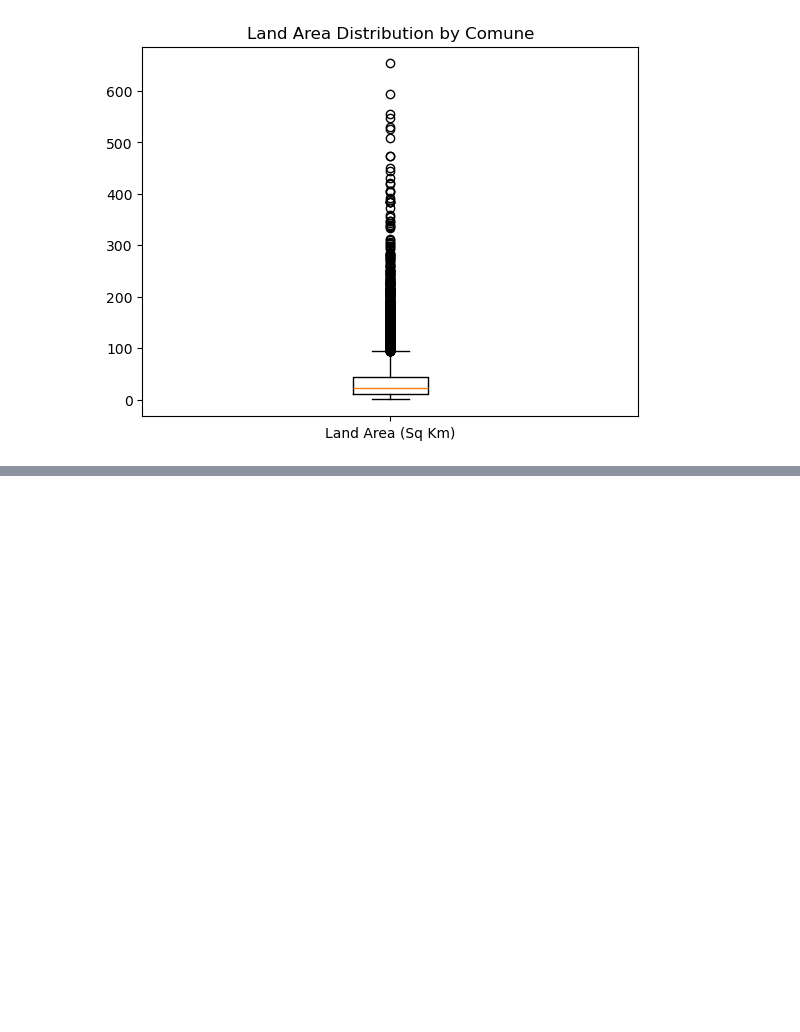
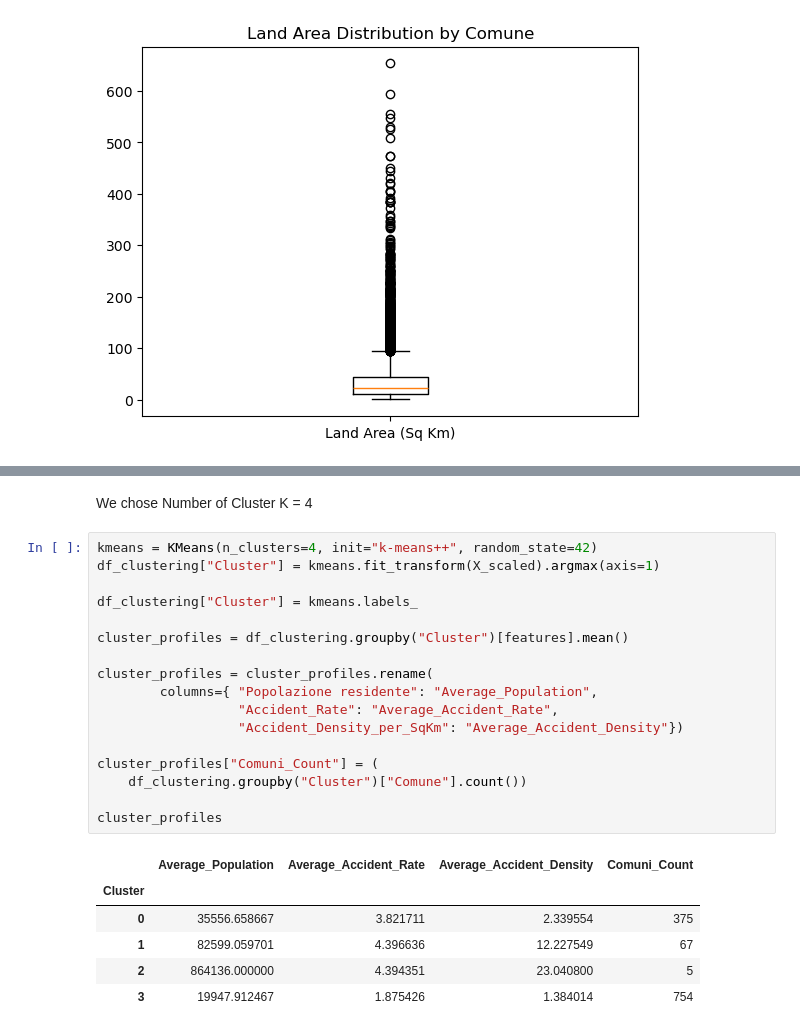
Before and after one commit to alberto-lorenzi/capstone_project, a Jupyter notebook: traffic_accident_analysis.ipynb, the cells around one changed output, grey strips where cells are left out. Drawn from its saved outputs; the diff is of its cells as text; blank space fills up the shorter version.

```diff
--- a/traffic_accident_analysis.ipynb
+++ b/traffic_accident_analysis.ipynb
@@ -203,0 +267,26 @@ memory usage: 18.1+ MB
+# %% [markdown]
+We chose Number of Cluster K = 4
+# %%
+kmeans = KMeans(n_clusters=4, init="k-means++", random_state=42)
+df_clustering["Cluster"] = kmeans.fit_transform(X_scaled).argmax(axis=1)
+
+df_clustering["Cluster"] = kmeans.labels_
+
+cluster_profiles = df_clustering.groupby("Cluster")[features].mean()
+
+cluster_profiles = cluster_profiles.rename(
+        columns={ "Popolazione residente": "Average_Population",
+                  "Accident_Rate": "Average_Accident_Rate",
+                  "Accident_Density_per_SqKm": "Average_Accident_Density"})
+
+cluster_profiles["Comuni_Count"] = (
+    df_clustering.groupby("Cluster")["Comune"].count())
+
+cluster_profiles
+# %% [output]
+|  | Average_Population | Average_Accident_Rate | Average_Accident_Density | Comuni_Count |
+| Cluster |  |  |  |  |
+| 0 | 35556.658667 | 3.821711 | 2.339554 | 375 |
+| 1 | 82599.059701 | 4.396636 | 12.227549 | 67 |
+| 2 | 864136.000000 | 4.394351 | 23.040800 | 5 |
+| 3 | 19947.912467 | 1.875426 | 1.384014 | 754 |
```
Also changed, not shown: parts of 11 cells of this notebook.
